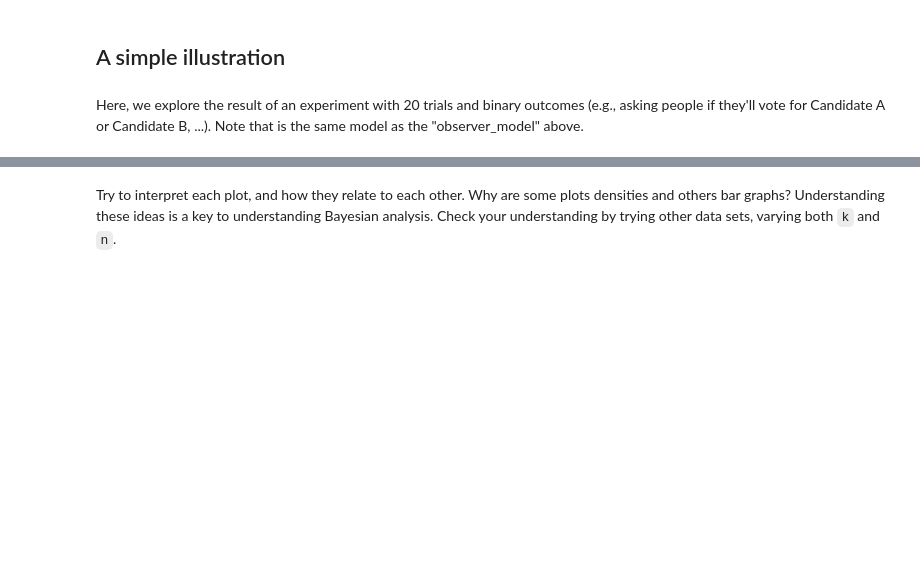
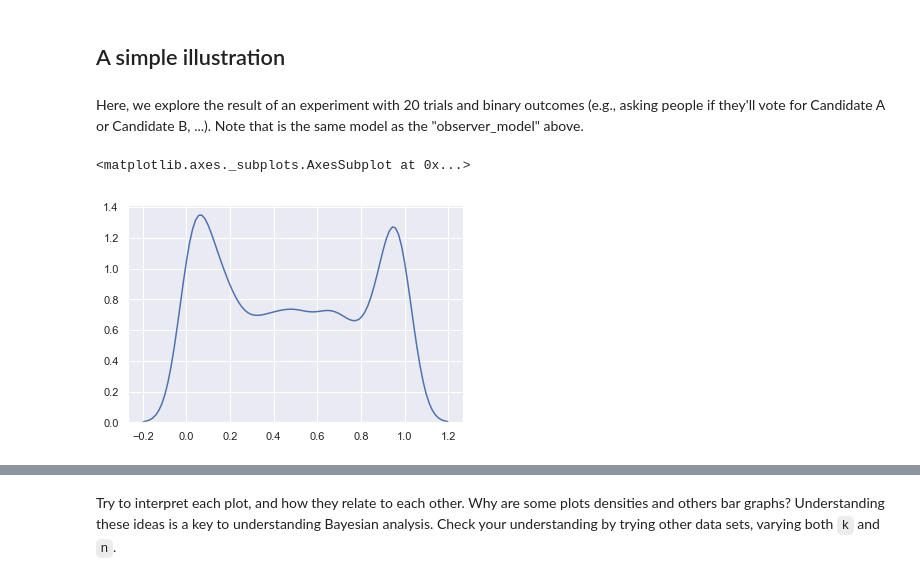
Before and after one commit to ebigelow/probmods-pyro, a Jupyter notebook: chapters/Chapter 6 - Bayesian Data Analysis.ipynb, the cells around one changed output, grey strips where cells are left out. Drawn from its saved outputs; the diff is of its cells as text; code cells hidden in the pictures; blank space fills up the shorter version.

```diff
--- a/chapters/Chapter 6 - Bayesian Data Analysis.ipynb
+++ b/chapters/Chapter 6 - Bayesian Data Analysis.ipynb
@@ -341,0 +403,5 @@ Note that is the same model as the "observer_model" above.
+# %%
+sns.kdeplot(prior_p.tolist())
+# %% [output]
+<matplotlib.axes._subplots.AxesSubplot at 0x...>
+[figure, added]
```
Also changed, not shown: parts of 27 cells of this notebook, 2 other files.
